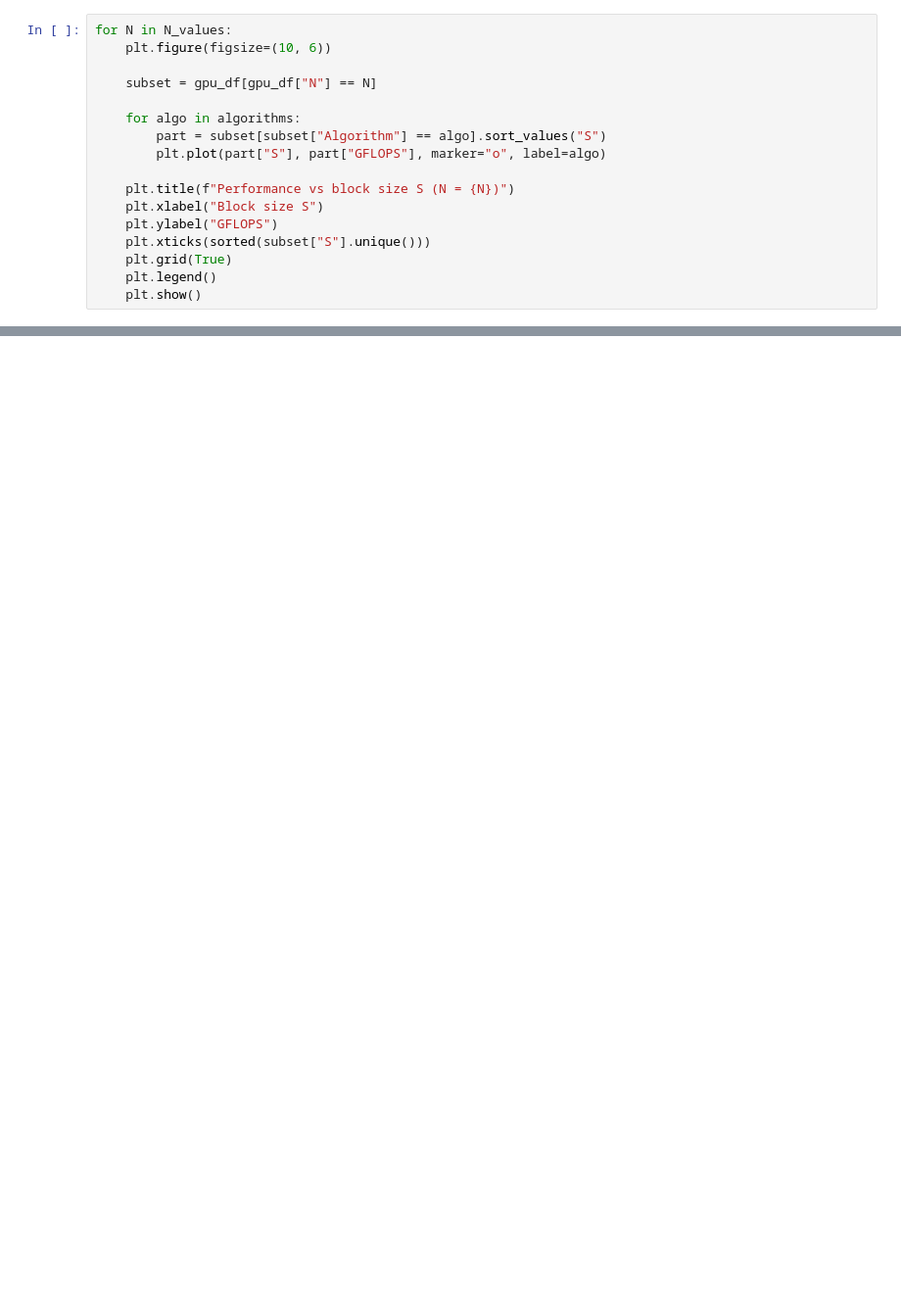
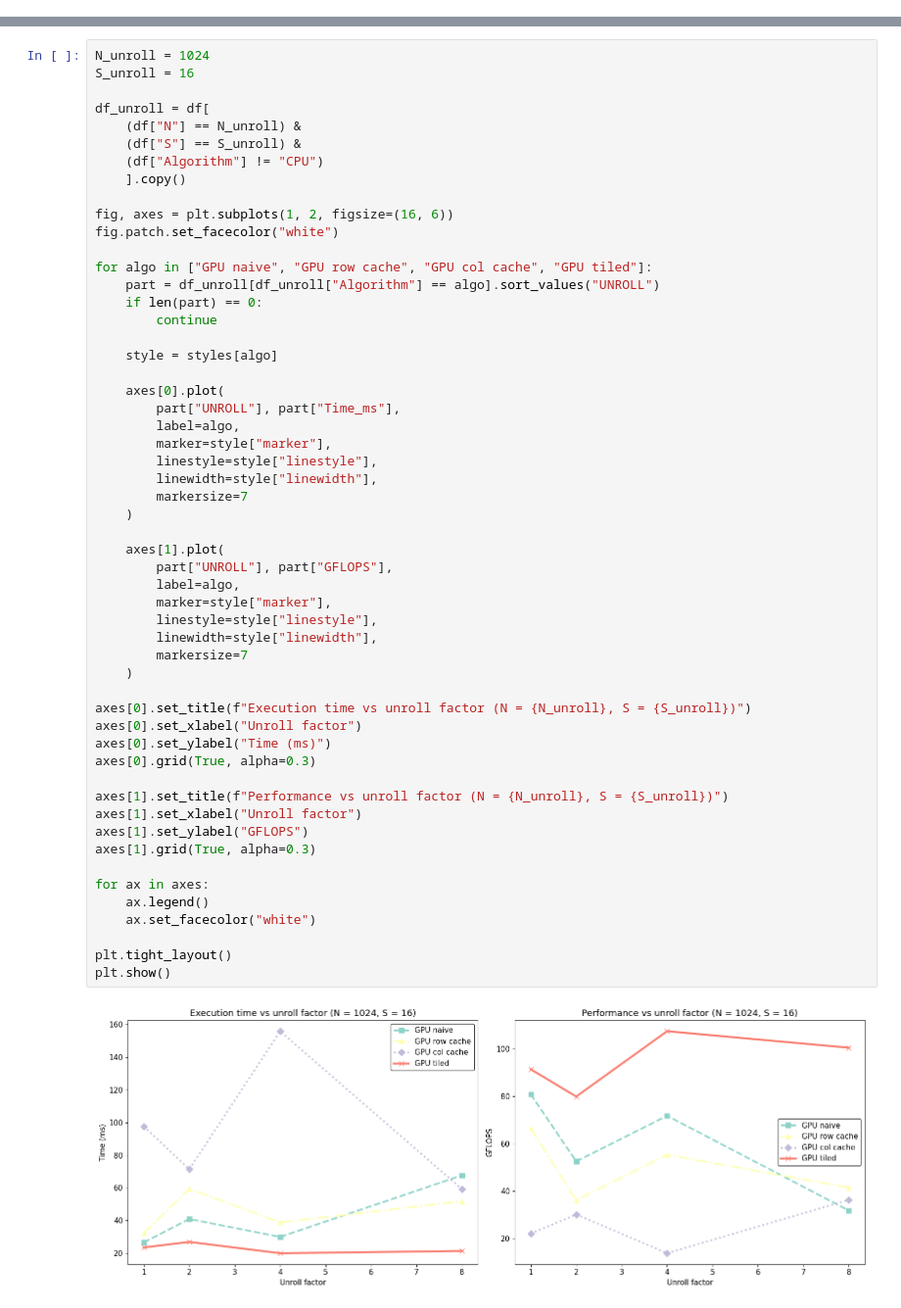
Before and after one commit to domster704/parallel-programming-labs, a Jupyter notebook: lab8_4-cuda/analyze.ipynb, the cells around one changed output, grey strips where cells are left out. Shown at 98% size. Cells and saved outputs as stored; diff of their text form; blank space fills up the shorter version.

```diff
--- a/lab8_4-cuda/analyze.ipynb
+++ b/lab8_4-cuda/analyze.ipynb
@@ -167,17 +139,0 @@ for N in N_values:
-# %%
-for N in N_values:
-    plt.figure(figsize=(10, 6))
-
-    subset = gpu_df[gpu_df["N"] == N]
-
-    for algo in algorithms:
-        part = subset[subset["Algorithm"] == algo].sort_values("S")
-        plt.plot(part["S"], part["GFLOPS"], marker="o", label=algo)
-
-    plt.title(f"Performance vs block size S (N = {N})")
-    plt.xlabel("Block size S")
-    plt.ylabel("GFLOPS")
-    plt.xticks(sorted(subset["S"].unique()))
-    plt.grid(True)
-    plt.legend()
-    plt.show()
@@ -221,0 +140,56 @@ for N in sorted(tiled_df["N"].unique()):
+# %%
+N_unroll = 1024
+S_unroll = 16
+
+df_unroll = df[
+    (df["N"] == N_unroll) &
+    (df["S"] == S_unroll) &
+    (df["Algorithm"] != "CPU")
+    ].copy()
+
+fig, axes = plt.subplots(1, 2, figsize=(16, 6))
+fig.patch.set_facecolor("white")
+
+for algo in ["GPU naive", "GPU row cache", "GPU col cache", "GPU tiled"]:
+    part = df_unroll[df_unroll["Algorithm"] == algo].sort_values("UNROLL")
+    if len(part) == 0:
+        continue
+
+    style = styles[algo]
+
+    axes[0].plot(
+        part["UNROLL"], part["Time_ms"],
+        label=algo,
+        marker=style["marker"],
+        linestyle=style["linestyle"],
+        linewidth=style["linewidth"],
+        markersize=7
+    )
+
+    axes[1].plot(
+        part["UNROLL"], part["GFLOPS"],
+        label=algo,
+        marker=style["marker"],
+        linestyle=style["linestyle"],
+        linewidth=style["linewidth"],
+        markersize=7
+    )
+
+axes[0].set_title(f"Execution time vs unroll factor (N = {N_unroll}, S = {S_unroll})")
+axes[0].set_xlabel("Unroll factor")
+axes[0].set_ylabel("Time (ms)")
+axes[0].grid(True, alpha=0.3)
+
+axes[1].set_title(f"Performance vs unroll factor (N = {N_unroll}, S = {S_unroll})")
+axes[1].set_xlabel("Unroll factor")
+axes[1].set_ylabel("GFLOPS")
+axes[1].grid(True, alpha=0.3)
+
+for ax in axes:
+    ax.legend()
+    ax.set_facecolor("white")
+
+plt.tight_layout()
+plt.show()
+# %% [output]
+[figure, added]
```
Also changed, not shown: parts of 10 cells of this notebook, 3 other files.
